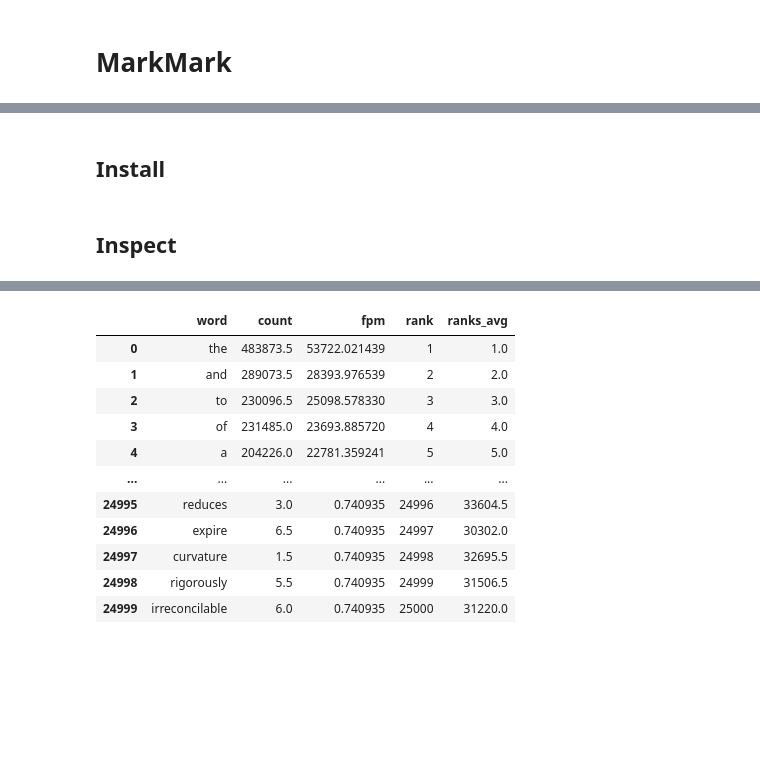
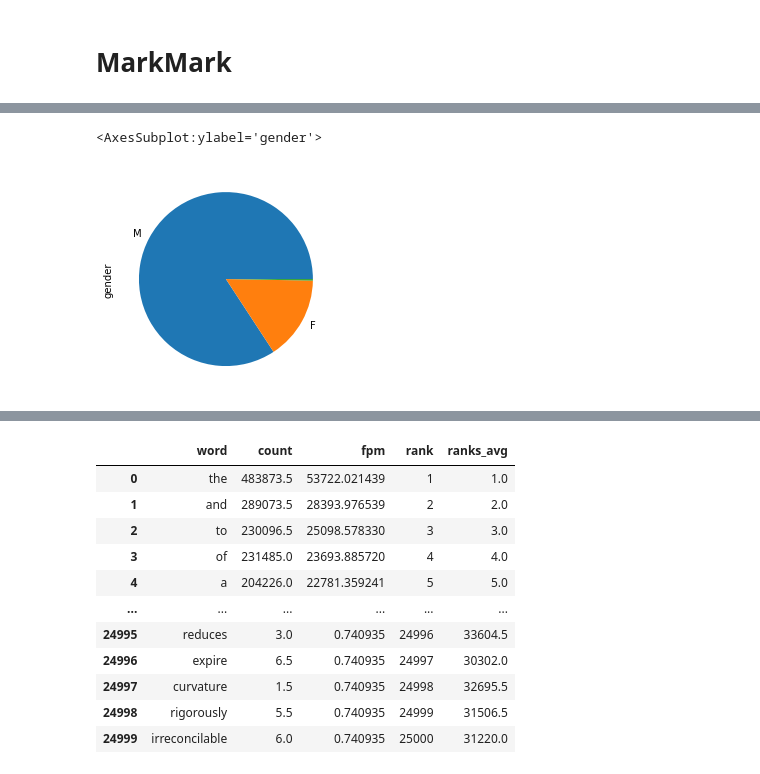
Before and after one commit to quadrismegistus/lltk, a Jupyter notebook: lltk/corpus/markmark/notebook.ipynb, the cells around one changed output, grey strips where cells are left out. Cells and saved outputs as stored; diff of their text form; code cells hidden in the pictures; blank space fills up the shorter version.

```diff
--- a/lltk/corpus/markmark/notebook.ipynb
+++ b/lltk/corpus/markmark/notebook.ipynb
@@ -70,4 +29,5 @@ C.metadata_barplot('nation',vertical=True,figsize=(8,6))
-# %% [markdown]
-## Install
-# %% [markdown]
-## Inspect
+# %%
+C.metadata.gender.value_counts().plot.pie()
+# %% [output]
+<AxesSubplot:ylabel='gender'>
+[figure, added]
```
Also changed, not shown: parts of 40 cells of this notebook, 5 other files.
